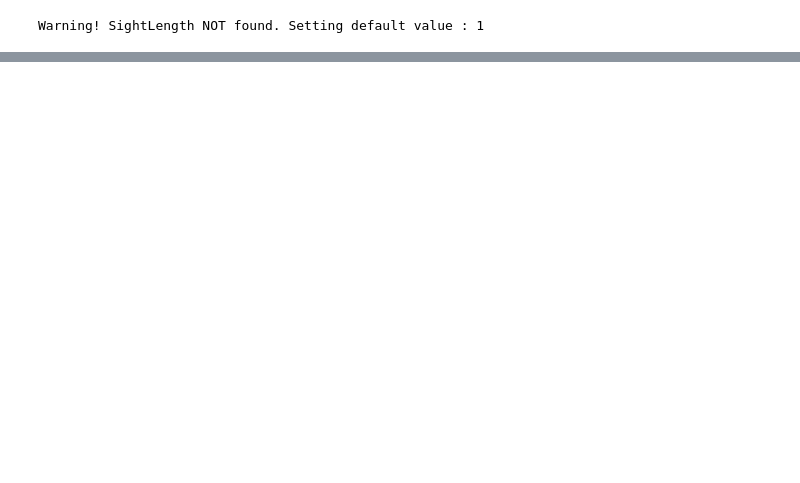
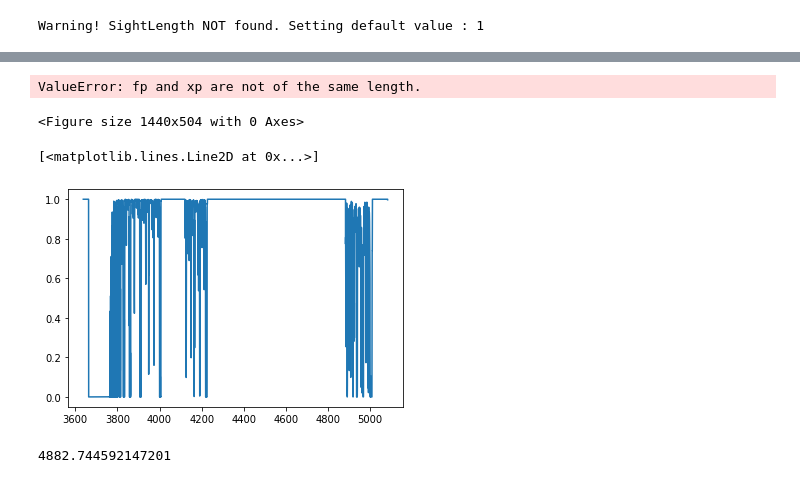
Before and after one commit to specwizard/specwizard, a Jupyter notebook: specwizard/Examples/ShortSpectra/Shortspectra.ipynb, the cells around one changed output, grey strips where cells are left out. Saved outputs shown, nothing was run; the diff lists cells and outputs as text; code cells hidden in the pictures; blank space fills up the shorter version.

```diff
--- a/specwizard/Examples/ShortSpectra/Shortspectra.ipynb
+++ b/specwizard/Examples/ShortSpectra/Shortspectra.ipynb
@@ -45,0 +413,8 @@ for ion in ions:
+# %%
+ly_lambda0 = hyd_dat['Hydrogen']['States']['H I']['Lines']['Lambda0']
+ly_fvalues =  hyd_dat['Hydrogen']['States']['H I']['Lines']['f-value']
+# %%
+snap_red = snapshot.header['Cosmo']['Redshift']
+lambdaz = np.array(ly_lambda0)  * ( 1 + snap_red)
+# %%
+c_kms = constants['c'] /1e5
@@ -45,0 +424,36 @@ for ion in ions:
+# %%
+lambda_spectr = np.arange((912*4)-10,lambdaz.max()+200,0.012)
+all_spectra   = np.zeros_like(lambda_spectr)
+colours = ['red','blue','green','cyan','orange','purple']
+
+plt.figure(constrained_layout=True,figsize=(20, 7))
+
+
+for i in range(len(ly_lambda0)):
+    lambdaz_ion    = ly_lambda0[i] * ( 1 + snap_red)
+
+    if i ==0:
+
+        #dw  = lines.convolvelorentz(no_dw)
+
+        llinelambda_end   =  lambdaz_ion * np.exp(vel_arr/c_kms)
+
+        all_spectra += Rebin(no_dw,lambda_spectr,llinelambda_end)
+        all_spectra = lines.convolvelorentz(all_spectra)
+        llinelambda_end   = (912 * ( 1 + snap_red)) * np.exp(vel_arr/c_kms)
+        dla = lines.convolveLymanLimit(no_dw)
+        all_spectra += Rebin(dla,lambda_spectr,llinelambda_end)
+
+    else:
+        tau_line = no_dw * ly_lambda0[i] *  ly_fvalues[i] / (ly_lambda0[0] *  ly_fvalues[0])
+        llinelambda_end   = lambdaz_ion * np.exp(vel_arr/c_kms)
+
+        all_spectra += Rebin(tau_line,lambda_spectr,llinelambda_end)
+# %% [output]
+ValueError: fp and xp are not of the same length.
+<Figure size 1440x504 with 0 Axes>
+# %%
+plt.plot(lambda_spectr,np.exp(-all_spectra))
+# %% [output]
+[<matplotlib.lines.Line2D at 0x...>]
+[figure, added]
@@ -45,0 +466,4 @@ for ion in ions:
+# %%
+ly_lambda0[0] * ( 1 + snap_red)
+# %% [output]
+4882.744592147201
```
Also changed, not shown: parts of 137 cells of this notebook, 35 other files.
